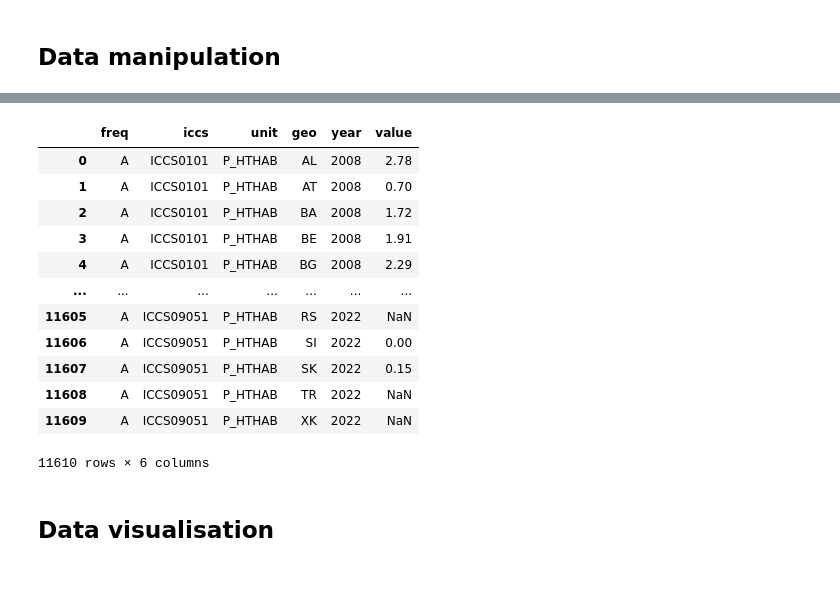
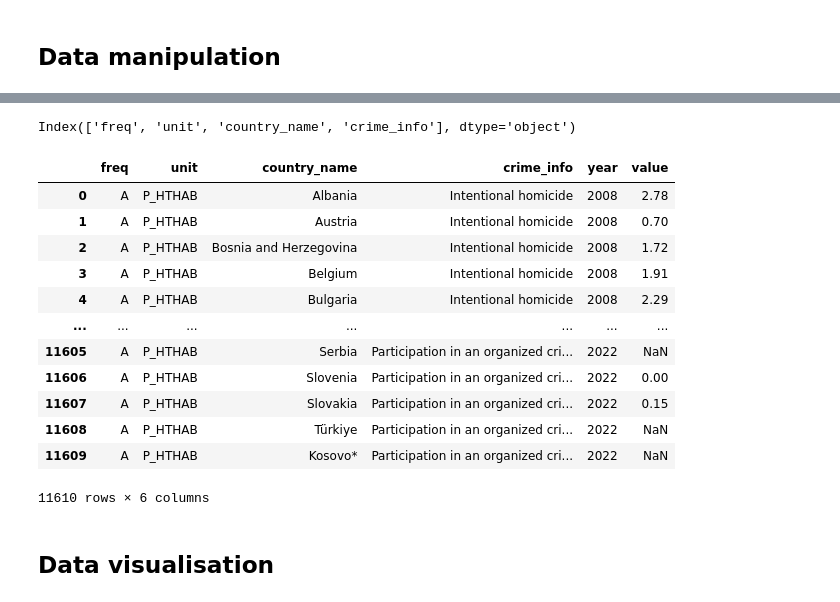
Before and after one commit to klbek/Analysis-of-Crime-in-the-EU, a Jupyter notebook: test_dat_zkouska2.ipynb, the cells around one changed output, grey strips where cells are left out. Drawn from its saved outputs; the diff is of its cells as text; code cells hidden in the pictures.

Commit message:
merge pred presouvani sloupcu

```diff
--- a/test_dat_zkouska2.ipynb
+++ b/test_dat_zkouska2.ipynb
@@ -8,3 +8,11 @@ data = pd.read_csv(r'estat_crim_off_cat.tsv', sep='\t')
 data = data.rename({data.columns[0]: data.columns[0].replace(r"\TIME_PERIOD", "")}, axis="columns")
 split_name_columns = (data.columns[0]).split(',')
 count_split_columns = len(split_name_columns)
+# %%
+data[split_name_columns] = data[data.columns[0]].str.split(',', expand=True)
+data = data.drop(data.columns[0], axis="columns") #odstraneni jiz rozdeleneho sloupce
+
+%run add_info.ipynb
+data = data.merge(geo_df, how='left', on='geo')
+data = data.merge(iccs_df, how='left', on='iccs')
+data = data.drop(columns=['geo', 'iccs'])
@@ -44,22 +81,25 @@ data
 774 rows × 19 columns
 # %%
 years_list = data.columns[count_split_columns:]
+info_list = data.columns[:count_split_columns]
+# %% [output]
+Index(['freq', 'unit', 'country_name', 'crime_info'], dtype='object')
 # %%
-unpivot_data = pd.melt(data, id_vars=['freq', 'iccs', 'unit', 'geo'], value_vars=years_list, var_name='year', value_name='value')
+unpivot_data = pd.melt(data, id_vars=info_list, value_vars=years_list, var_name='year', value_name='value')
 unpivot_data
 # %% [output]
-|  | freq | iccs | unit | geo | year | value |
-| 0 | A | ICCS0101 | P_HTHAB | AL | 2008 | 2.78 |
-| 1 | A | ICCS0101 | P_HTHAB | AT | 2008 | 0.70 |
-| 2 | A | ICCS0101 | P_HTHAB | BA | 2008 | 1.72 |
-| 3 | A | ICCS0101 | P_HTHAB | BE | 2008 | 1.91 |
-| 4 | A | ICCS0101 | P_HTHAB | BG | 2008 | 2.29 |
+|  | freq | unit | country_name | crime_info | year | value |
+| 0 | A | P_HTHAB | Albania | Intentional homicide | 2008 | 2.78 |
+| 1 | A | P_HTHAB | Austria | Intentional homicide | 2008 | 0.70 |
+| 2 | A | P_HTHAB | Bosnia and Herzegovina | Intentional homicide | 2008 | 1.72 |
+| 3 | A | P_HTHAB | Belgium | Intentional homicide | 2008 | 1.91 |
+| 4 | A | P_HTHAB | Bulgaria | Intentional homicide | 2008 | 2.29 |
 | ... | ... | ... | ... | ... | ... | ... |
-| 11605 | A | ICCS09051 | P_HTHAB | RS | 2022 | NaN |
-| 11606 | A | ICCS09051 | P_HTHAB | SI | 2022 | 0.00 |
-| 11607 | A | ICCS09051 | P_HTHAB | SK | 2022 | 0.15 |
-| 11608 | A | ICCS09051 | P_HTHAB | TR | 2022 | NaN |
-| 11609 | A | ICCS09051 | P_HTHAB | XK | 2022 | NaN |
+| 11605 | A | P_HTHAB | Serbia | Participation in an organized cri... | 2022 | NaN |
+| 11606 | A | P_HTHAB | Slovenia | Participation in an organized cri... | 2022 | 0.00 |
+| 11607 | A | P_HTHAB | Slovakia | Participation in an organized cri... | 2022 | 0.15 |
+| 11608 | A | P_HTHAB | Türkiye | Participation in an organized cri... | 2022 | NaN |
+| 11609 | A | P_HTHAB | Kosovo* | Participation in an organized cri... | 2022 | NaN |
 11610 rows × 6 columns
 # %%
 # unpivot_data[(unpivot_data['iccs'] == 'ICCS0101') & (unpivot_data['geo'] == 'BE')] # pro manulální kontrolu s puvodni tabulkou, zda se nam spravne pretranformovala(unpivotovala) data
```
Also changed, not shown: parts of 7 cells of this notebook.
